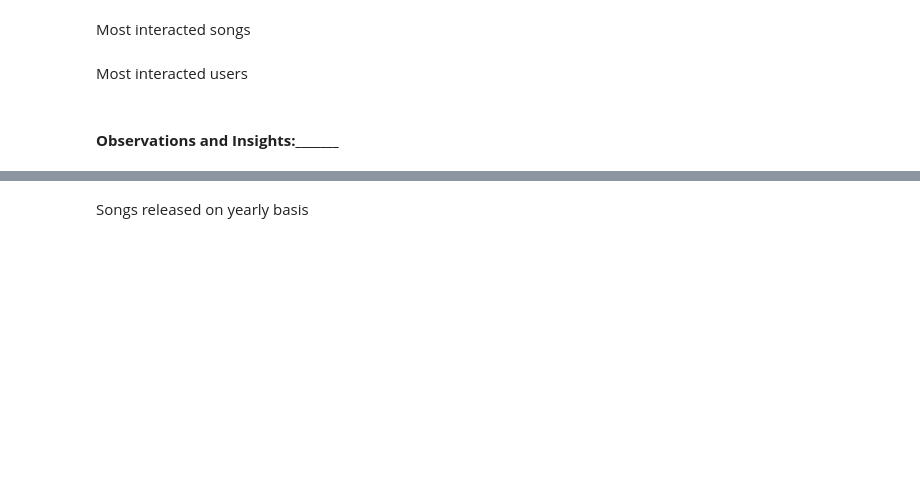
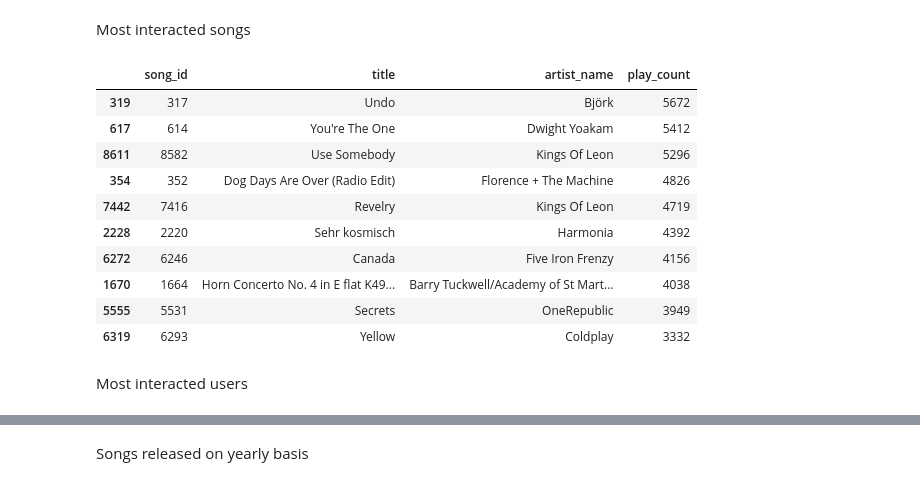
Before and after one commit to AMassani/Angular.Project1, a Jupyter notebook: Music_Recommendation_System_Full_Code.ipynb, the cells around one changed output, grey strips where cells are left out. Cells and saved outputs as stored; diff of their text form; code cells hidden in the pictures; blank space fills up the shorter version.

```diff
--- a/Music_Recommendation_System_Full_Code.ipynb
+++ b/Music_Recommendation_System_Full_Code.ipynb
@@ -391,7 +400,26 @@ Total number of unique artists: 3378
 ### **Let's find out about the most interacted songs and interacted users**
 # %% [markdown]
 Most interacted songs
+# %%
+# Group by song_id and sum the play counts
+most_played_songs = df.groupby(['song_id', 'title', 'artist_name'])['play_count'].sum().reset_index()
+
+# Sort in descending order of total play counts
+most_played_songs = most_played_songs.sort_values(by='play_count', ascending=False)
+
+# Display top 10 most interacted songs
+most_played_songs.head(10)
+# %% [output]
+|  | song_id | title | artist_name | play_count |
+| 319 | 317 | Undo | Björk | 5672 |
+| 617 | 614 | You're The One | Dwight Yoakam | 5412 |
+| 8611 | 8582 | Use Somebody | Kings Of Leon | 5296 |
+| 354 | 352 | Dog Days Are Over (Radio Edit) | Florence + The Machine | 4826 |
+| 7442 | 7416 | Revelry | Kings Of Leon | 4719 |
+| 2228 | 2220 | Sehr kosmisch | Harmonia | 4392 |
+| 6272 | 6246 | Canada | Five Iron Frenzy | 4156 |
+| 1670 | 1664 | Horn Concerto No. 4 in E flat K49... | Barry Tuckwell/Academy of St Mart... | 4038 |
+| 5555 | 5531 | Secrets | OneRepublic | 3949 |
+| 6319 | 6293 | Yellow | Coldplay | 3332 |
 # %% [markdown]
 Most interacted users
-# %% [markdown]
-#### **Observations and Insights:_______**
```
Also changed, not shown: parts of 7 cells of this notebook.
